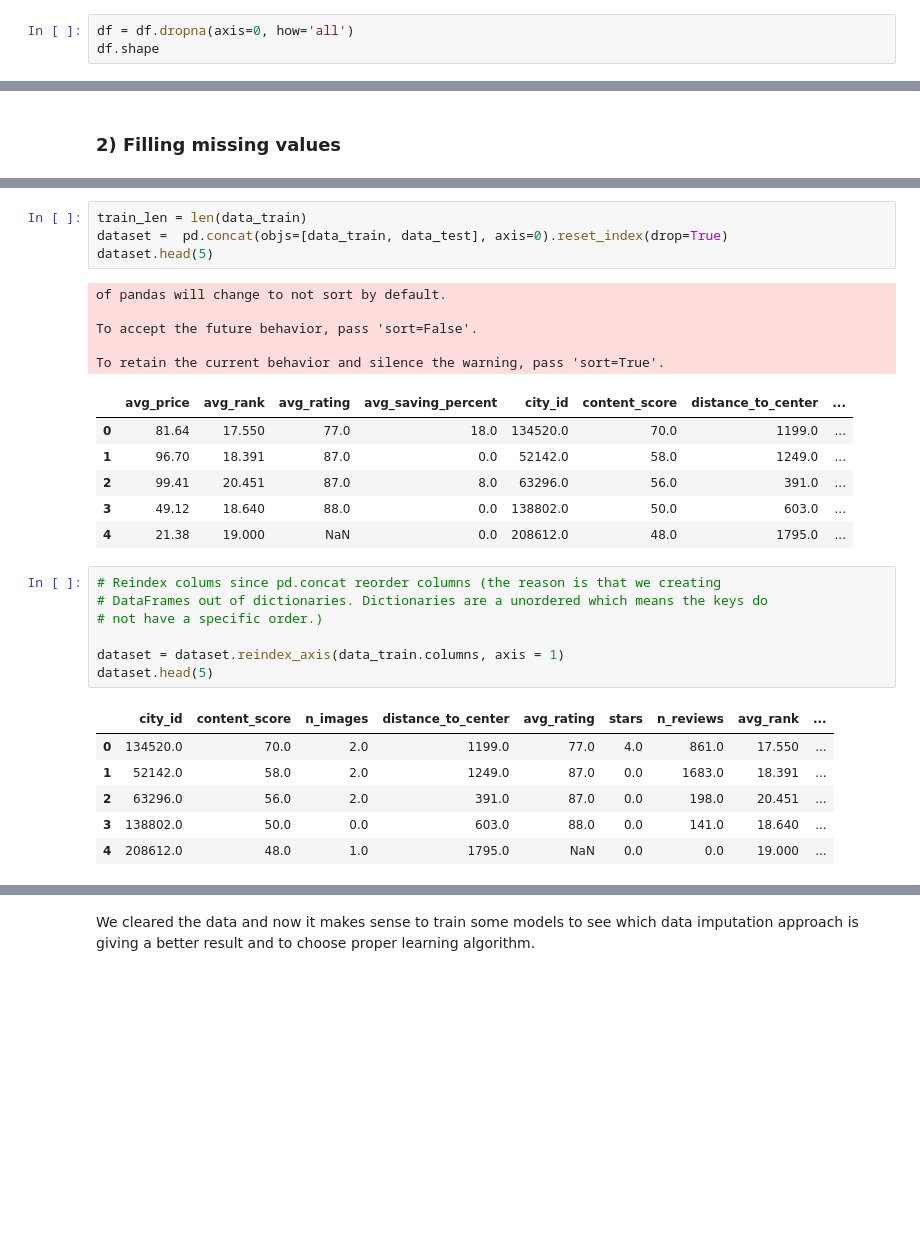
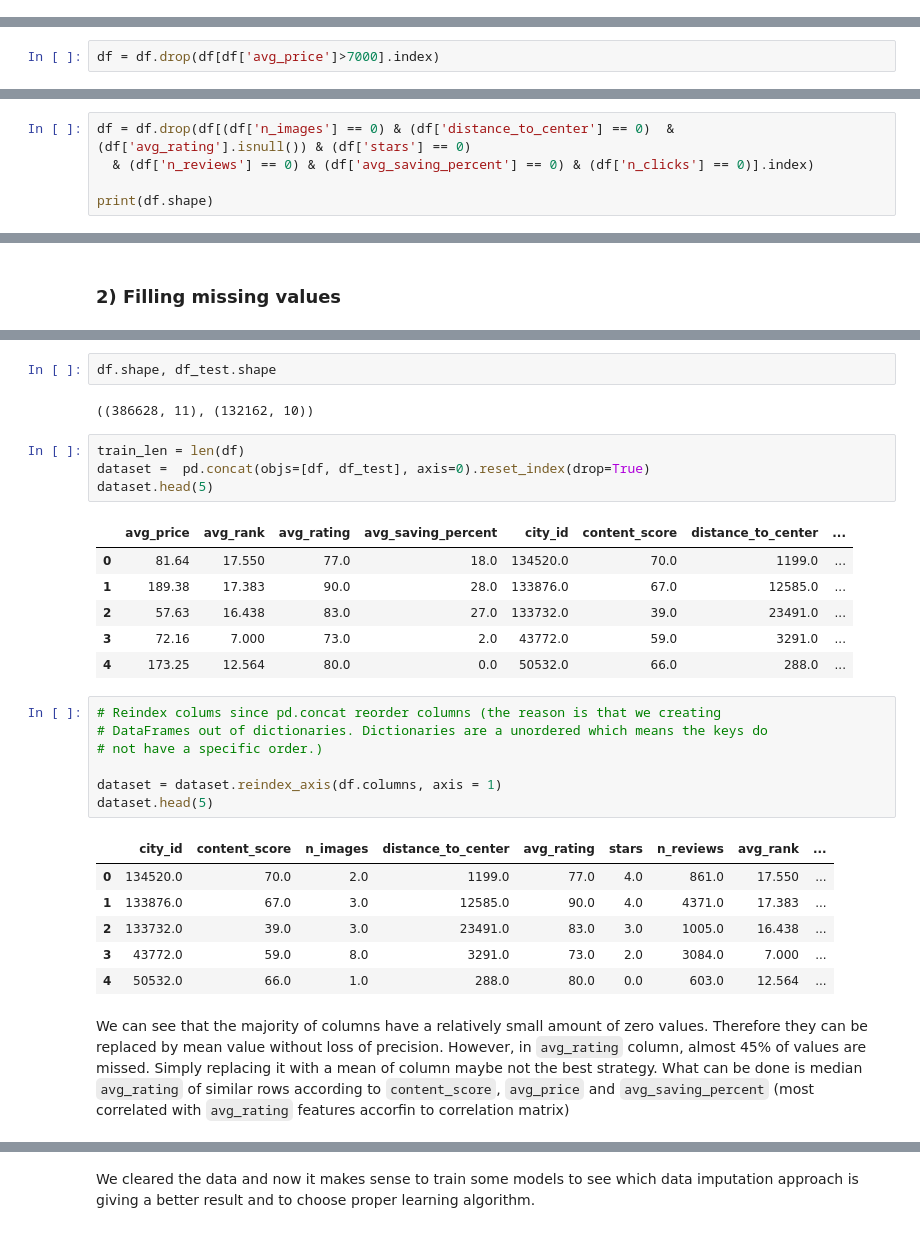
Before and after one commit to mrStasSmirnoff/Data_Science_Projects, a Jupyter notebook: Hotel_Clicks_Prediction/Hotel_Clicks.ipynb, the cells around one changed output, grey strips where cells are left out. Drawn from its saved outputs; the diff is of its cells as text; blank space fills up the shorter version.

```diff
--- a/Hotel_Clicks_Prediction/Hotel_Clicks.ipynb
+++ b/Hotel_Clicks_Prediction/Hotel_Clicks.ipynb
@@ -130,3 +144,0 @@ Drop the rows where all of the elements are nan. As one can see there are no suc
-# %%
-df = df.dropna(axis=0, how='all')
-df.shape
@@ -339,0 +362,2 @@ Train data is being dramatically reduced due to removing outlier. Later, a more
+# %%
+df = df.drop(df[df['avg_price']>7000].index)
@@ -339,0 +446,5 @@ Train data is being dramatically reduced due to removing outlier. Later, a more
+# %%
+df = df.drop(df[(df['n_images'] == 0) & (df['distance_to_center'] == 0)  & (df['avg_rating'].isnull()) & (df['stars'] == 0)
+  & (df['n_reviews'] == 0) & (df['avg_saving_percent'] == 0) & (df['n_clicks'] == 0)].index)
+
+print(df.shape)
@@ -342,30 +491,31 @@ Train data is being dramatically reduced due to removing outlier. Later, a more
+# %%
+df.shape, df_test.shape
+# %% [output]
+((386628, 11), (132162, 10))
 # %%
-train_len = len(data_train)
-dataset =  pd.concat(objs=[data_train, data_test], axis=0).reset_index(drop=True)
+train_len = len(df)
+dataset =  pd.concat(objs=[df, df_test], axis=0).reset_index(drop=True)
 dataset.head(5)
 # %% [output]
-of pandas will change to not sort by default.
-
-To accept the future behavior, pass 'sort=False'.
-
-To retain the current behavior and silence the warning, pass 'sort=True'.
 |  | avg_price | avg_rank | avg_rating | avg_saving_percent | city_id | content_score | distance_to_center | ... |
 | 0 | 81.64 | 17.550 | 77.0 | 18.0 | 134520.0 | 70.0 | 1199.0 | ... |
-| 1 | 96.70 | 18.391 | 87.0 | 0.0 | 52142.0 | 58.0 | 1249.0 | ... |
-| 2 | 99.41 | 20.451 | 87.0 | 8.0 | 63296.0 | 56.0 | 391.0 | ... |
-| 3 | 49.12 | 18.640 | 88.0 | 0.0 | 138802.0 | 50.0 | 603.0 | ... |
-| 4 | 21.38 | 19.000 | NaN | 0.0 | 208612.0 | 48.0 | 1795.0 | ... |
+| 1 | 189.38 | 17.383 | 90.0 | 28.0 | 133876.0 | 67.0 | 12585.0 | ... |
+| 2 | 57.63 | 16.438 | 83.0 | 27.0 | 133732.0 | 39.0 | 23491.0 | ... |
+| 3 | 72.16 | 7.000 | 73.0 | 2.0 | 43772.0 | 59.0 | 3291.0 | ... |
+| 4 | 173.25 | 12.564 | 80.0 | 0.0 | 50532.0 | 66.0 | 288.0 | ... |
 # %%
 # Reindex colums since pd.concat reorder columns (the reason is that we creating
 # DataFrames out of dictionaries. Dictionaries are a unordered which means the keys do
 # not have a specific order.)
 
-dataset = dataset.reindex_axis(data_train.columns, axis = 1)
+dataset = dataset.reindex_axis(df.columns, axis = 1)
 dataset.head(5)
 # %% [output]
 |  | city_id | content_score | n_images | distance_to_center | avg_rating | stars | n_reviews | avg_rank | ... |
 | 0 | 134520.0 | 70.0 | 2.0 | 1199.0 | 77.0 | 4.0 | 861.0 | 17.550 | ... |
-| 1 | 52142.0 | 58.0 | 2.0 | 1249.0 | 87.0 | 0.0 | 1683.0 | 18.391 | ... |
-| 2 | 63296.0 | 56.0 | 2.0 | 391.0 | 87.0 | 0.0 | 198.0 | 20.451 | ... |
-| 3 | 138802.0 | 50.0 | 0.0 | 603.0 | 88.0 | 0.0 | 141.0 | 18.640 | ... |
-| 4 | 208612.0 | 48.0 | 1.0 | 1795.0 | NaN | 0.0 | 0.0 | 19.000 | ... |
+| 1 | 133876.0 | 67.0 | 3.0 | 12585.0 | 90.0 | 4.0 | 4371.0 | 17.383 | ... |
+| 2 | 133732.0 | 39.0 | 3.0 | 23491.0 | 83.0 | 3.0 | 1005.0 | 16.438 | ... |
+| 3 | 43772.0 | 59.0 | 8.0 | 3291.0 | 73.0 | 2.0 | 3084.0 | 7.000 | ... |
+| 4 | 50532.0 | 66.0 | 1.0 | 288.0 | 80.0 | 0.0 | 603.0 | 12.564 | ... |
+# %% [markdown]
+We can see that the majority of columns have a relatively small amount of zero values. Therefore they can be replaced by mean value without loss of precision. However, in `avg_rating` column, almost 45% of values are missed. Simply replacing it with a mean of column maybe not the best strategy. What can be done is median `avg_rating` of similar rows according to `content_score`, `avg_price` and `avg_saving_percent` (most correlated with `avg_rating` features accorfin to correlation matrix)
```
Also changed, not shown: parts of 135 cells of this notebook.
